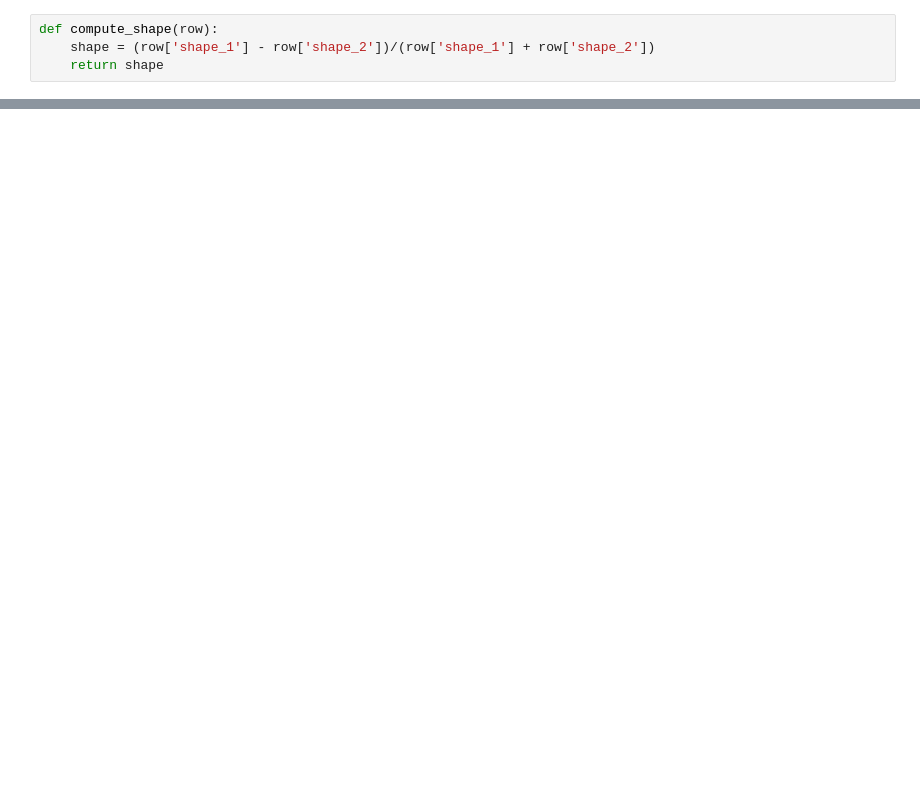
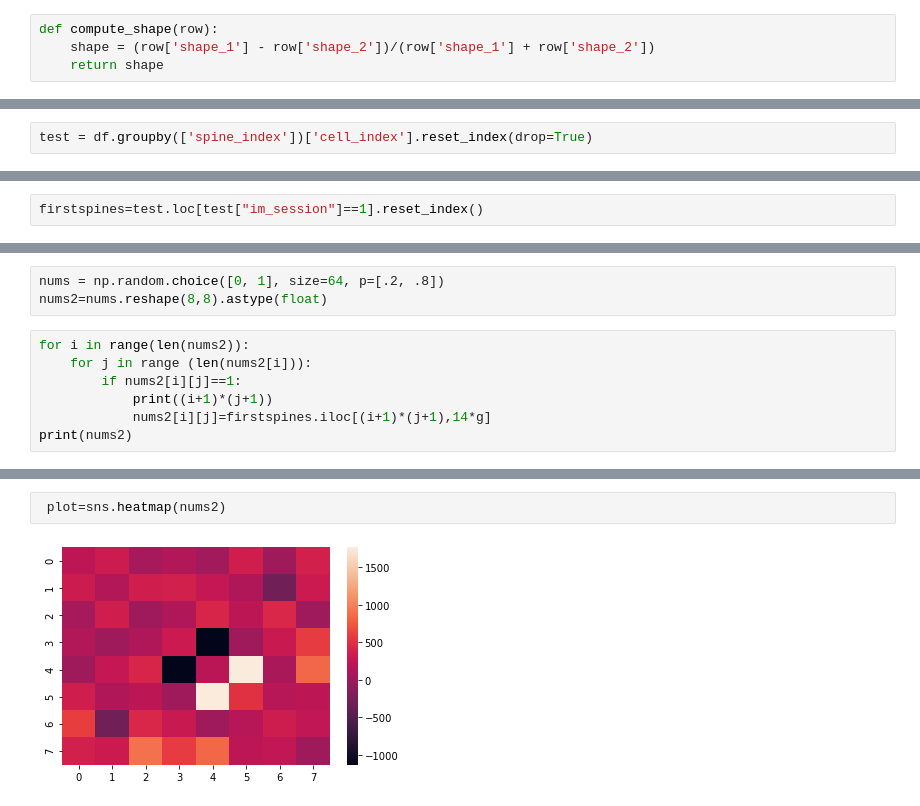
Before and after one commit to albertalbesa/inhibitory-connectivity, a Jupyter notebook: data_exploration.ipynb, the cells around one changed output, grey strips where cells are left out. Drawn from its saved outputs; the diff is of its cells as text; blank space fills up the shorter version.

```diff
--- a/data_exploration.ipynb
+++ b/data_exploration.ipynb
@@ -32,0 +107,2 @@ array([[<AxesSubplot:title={'center':'shape_param'}>]], dtype=object)
+# %%
+test = df.groupby(['spine_index'])['cell_index'].reset_index(drop=True)
@@ -32,0 +139,2 @@ array([[<AxesSubplot:title={'center':'shape_param'}>]], dtype=object)
+# %%
+firstspines=test.loc[test["im_session"]==1].reset_index()
@@ -32,0 +161,10 @@ array([[<AxesSubplot:title={'center':'shape_param'}>]], dtype=object)
+# %%
+nums = np.random.choice([0, 1], size=64, p=[.2, .8])
+nums2=nums.reshape(8,8).astype(float)
+# %%
+for i in range(len(nums2)):
+    for j in range (len(nums2[i])):
+        if nums2[i][j]==1:
+            print((i+1)*(j+1))
+            nums2[i][j]=firstspines.iloc[(i+1)*(j+1),14*g]
+print(nums2)
@@ -32,0 +188,4 @@ array([[<AxesSubplot:title={'center':'shape_param'}>]], dtype=object)
+# %%
+ plot=sns.heatmap(nums2)
+# %% [output]
+[figure, added]
```
Also changed, not shown: parts of 20 cells of this notebook.
